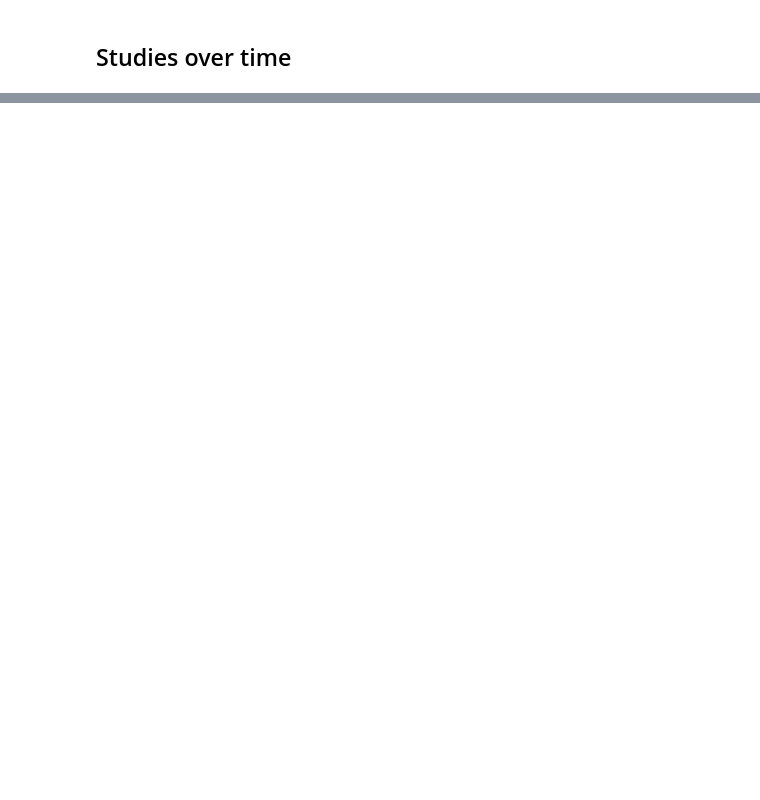
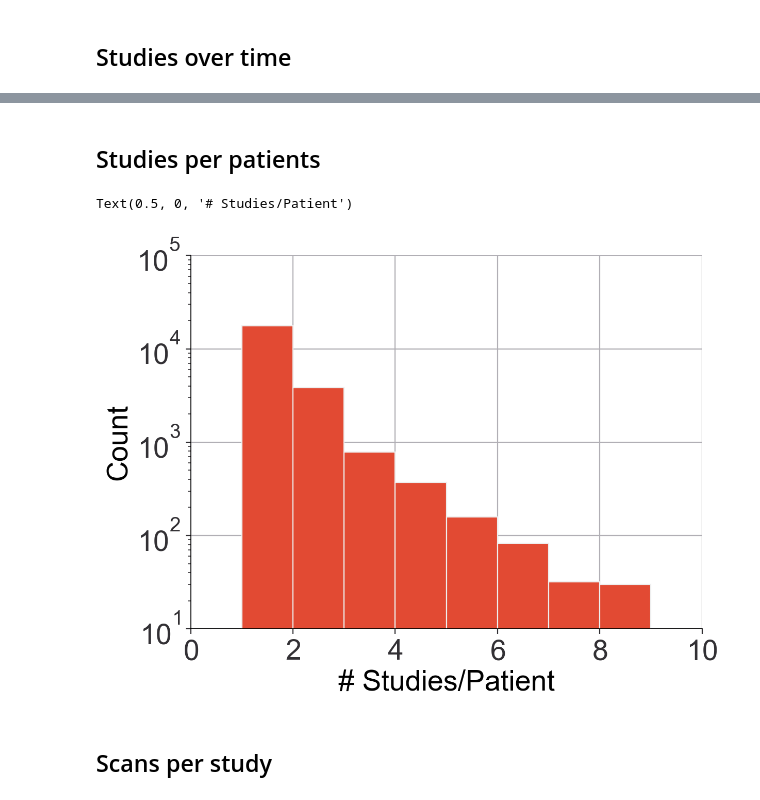
Before and after one commit to Kiril94/Thesis, a Jupyter notebook: cobra/ds_notebooks/general_stats_clean.ipynb, the cells around one changed output, grey strips where cells are left out. Saved outputs shown, nothing was run; the diff lists cells and outputs as text; code cells hidden in the pictures; blank space fills up the shorter version.

```diff
--- a/cobra/ds_notebooks/general_stats_clean.ipynb
+++ b/cobra/ds_notebooks/general_stats_clean.ipynb
@@ -197,0 +247,13 @@ fig.savefig(join(fig_dir, 'basic_stats','year_month_studies_no_other'),dpi=100)
+# %% [markdown]
+## Studies per patients
+# %%
+fig, ax = plt.subplots()
+df_studies.PatientID.value_counts().hist(bins=np.arange(1,10,1), ax=ax)
+ax.set_yscale('log')
+ax.set_ylabel('Count')
+ax.set_xlabel('# Studies/Patient')
+# %% [output]
+Text(0.5, 0, '# Studies/Patient')
+[figure, added]
+# %% [markdown]
+## Scans per study
```
Also changed, not shown: parts of 17 cells of this notebook, 3 other files.
